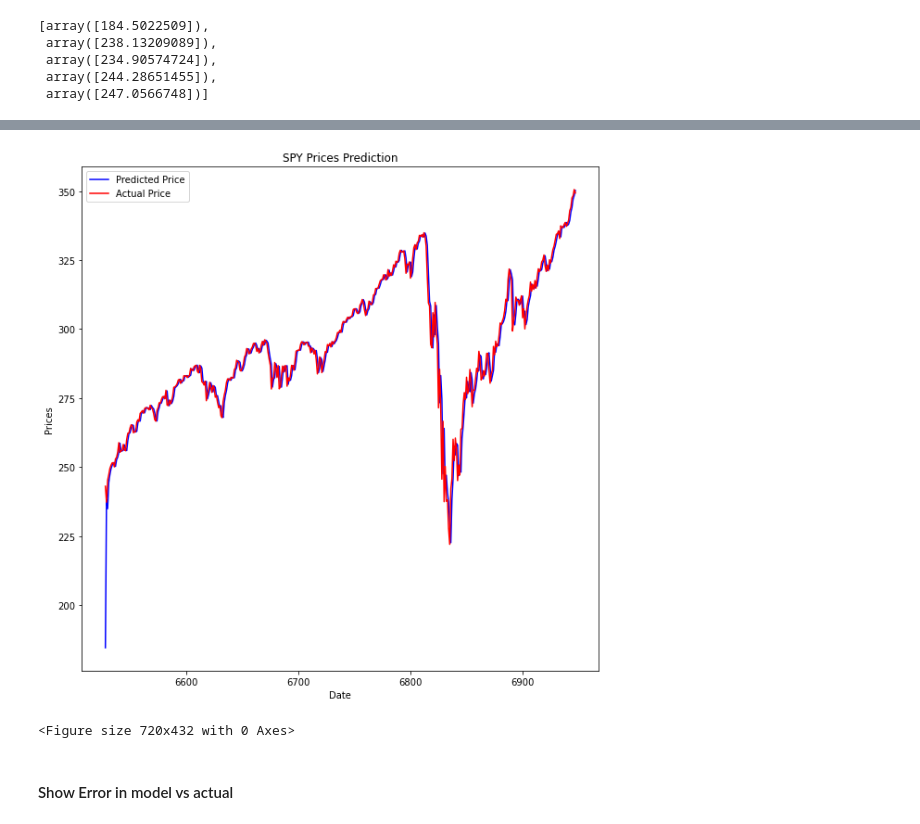
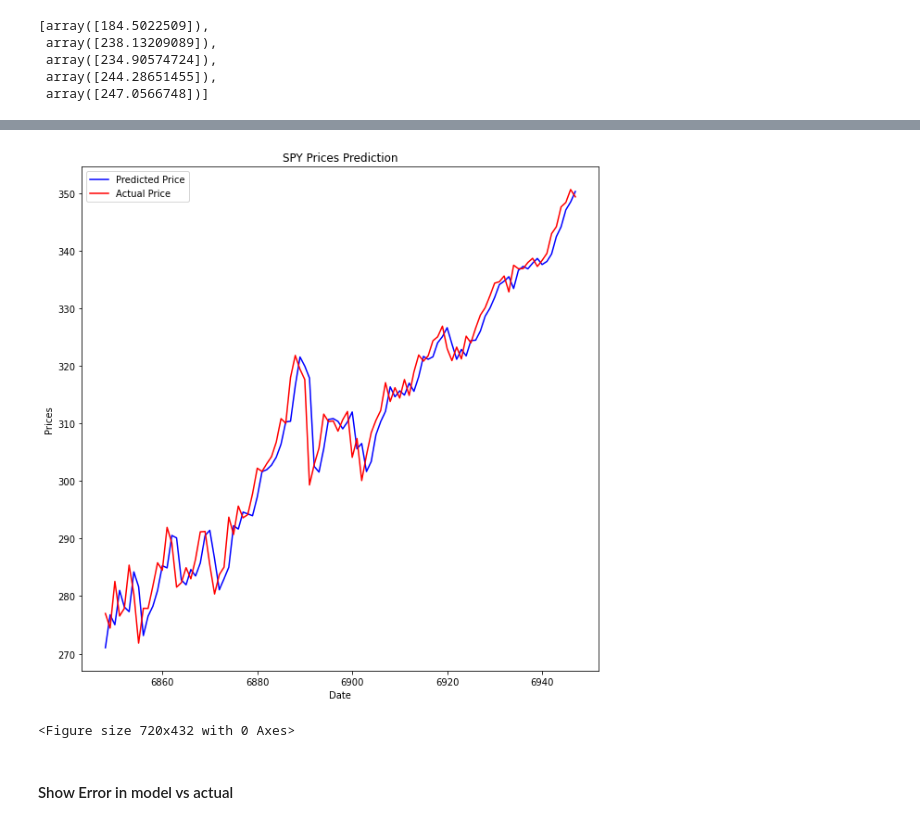
Before and after one commit to bsamaha/SPY-Time-Series-Predictions, a Jupyter notebook: Time Series Forecasting of ETFs.ipynb, the cells around one changed output, grey strips where cells are left out. Drawn from its saved outputs; the diff is of its cells as text; code cells hidden in the pictures.

```diff
--- a/Time Series Forecasting of ETFs.ipynb
+++ b/Time Series Forecasting of ETFs.ipynb
@@ -363,17 +385,17 @@ model_mae_scores
 # %%
 plt.rcParams['figure.figsize'] = [10, 10]
 
-plt.plot(x_test.index, model_predictions, color='blue',label='Predicted Price')
-plt.plot(x_test.index, x_test, color='red', label='Actual Price')
+plt.plot(x_test.index[-100:], model_predictions[-100:], color='blue',label='Predicted Price')
+plt.plot(x_test.index[-100:], x_test[-100:], color='red', label='Actual Price')
 plt.title('SPY Prices Prediction')
 plt.xlabel('Date')
 plt.ylabel('Prices')
 # plt.xticks(np.arange(881,1259,50), df.Date[881:1259:50])
 plt.legend()
 plt.figure(figsize=(10,6))
 plt.show()
 # %% [output]
-[figure, old version]
+[figure, new version]
 <Figure size 720x432 with 0 Axes>
 # %%
 # Find the Error in the ARIMA Model
```
Also changed, not shown: parts of 22 cells of this notebook, 28 other files.
